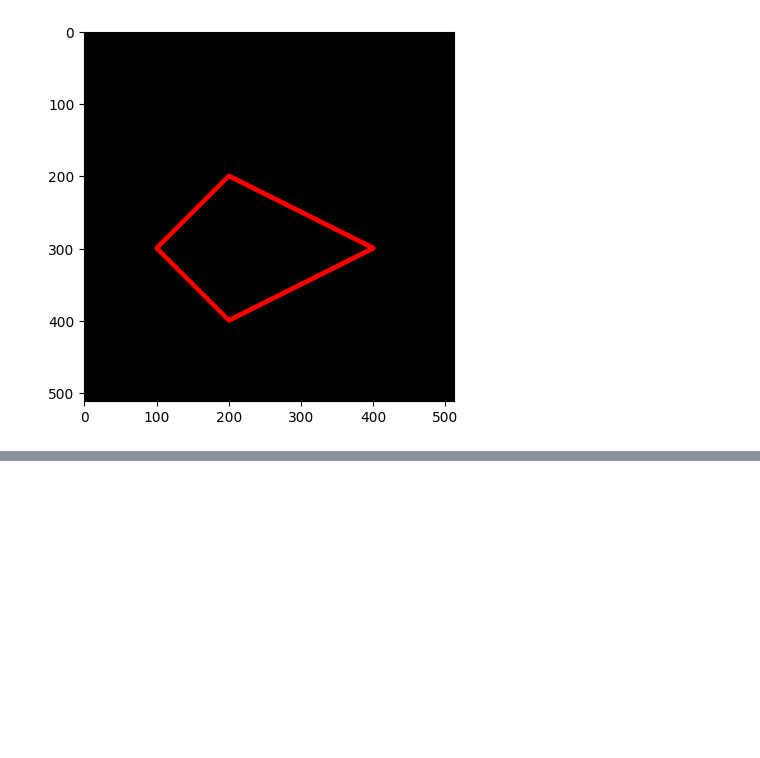
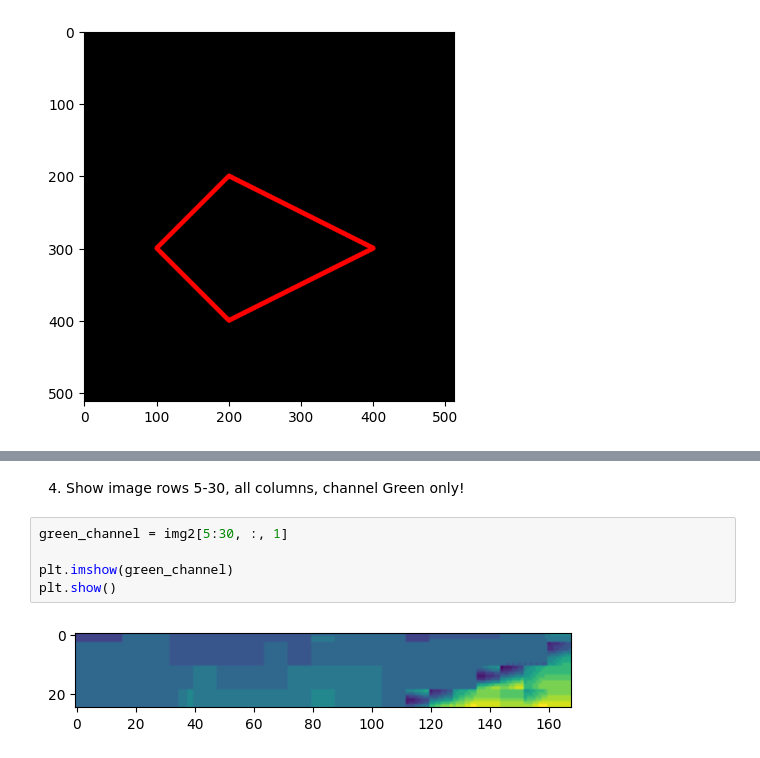
Before and after one commit to davismaulana/PCVK_Ganjil_2024, a Jupyter notebook: Week2.ipynb, the cells around one changed output, grey strips where cells are left out. Saved outputs shown, nothing was run; the diff lists cells and outputs as text; blank space fills up the shorter version.

```diff
--- a/Week2.ipynb
+++ b/Week2.ipynb
@@ -134,0 +186,9 @@ plt.imshow(black_img2)
+# %% [markdown]
+4. Show image rows 5-30, all columns, channel Green only!
+# %%
+green_channel = img2[5:30, :, 1]
+
+plt.imshow(green_channel)
+plt.show()
+# %% [output]
+[figure, added]
```
Also changed, not shown: parts of 20 cells of this notebook.
